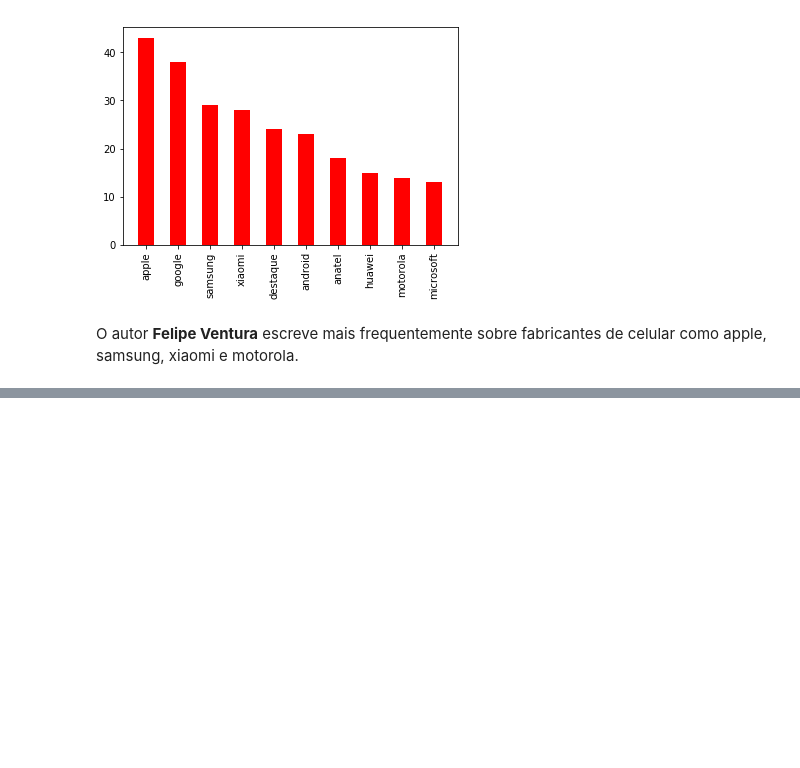
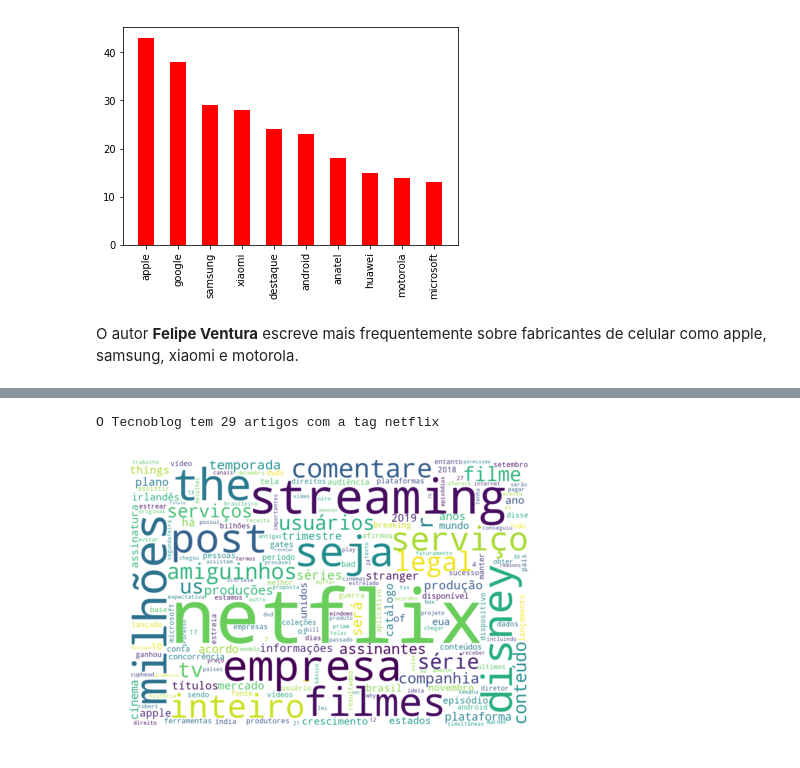
Before and after one commit to raphalencar/oncase, a Jupyter notebook: data_analysis.ipynb, the cells around one changed output, grey strips where cells are left out. Drawn from its saved outputs; the diff is of its cells as text; code cells hidden in the pictures; blank space fills up the shorter version.

```diff
--- a/data_analysis.ipynb
+++ b/data_analysis.ipynb
@@ -210,0 +370,13 @@ O autor **Felipe Ventura** escreve mais frequentemente sobre fabricantes de celu
+# %%
+# artigos tcnoblog
+tecnoblog = df[df['blog'] == 'Tecnoblog']
+tcb = tecnoblog[tecnoblog['tag'].str.contains('netflix')]
+print('O Tecnoblog tem {} artigos com a tag netflix'.format(tcb.shape[0]))
+# %% [output]
+O Tecnoblog tem 29 artigos com a tag netflix
+# %%
+tokens_tecnoblog = tcb.text.map(my_tokenizer).sum()
+counter_tecnoblog = collections.Counter(remove_stopwords(tokens_tecnoblog))
+wordcloud(counter_tecnoblog)
+# %% [output]
+[figure, added]
```
Also changed, not shown: parts of 28 cells of this notebook.
